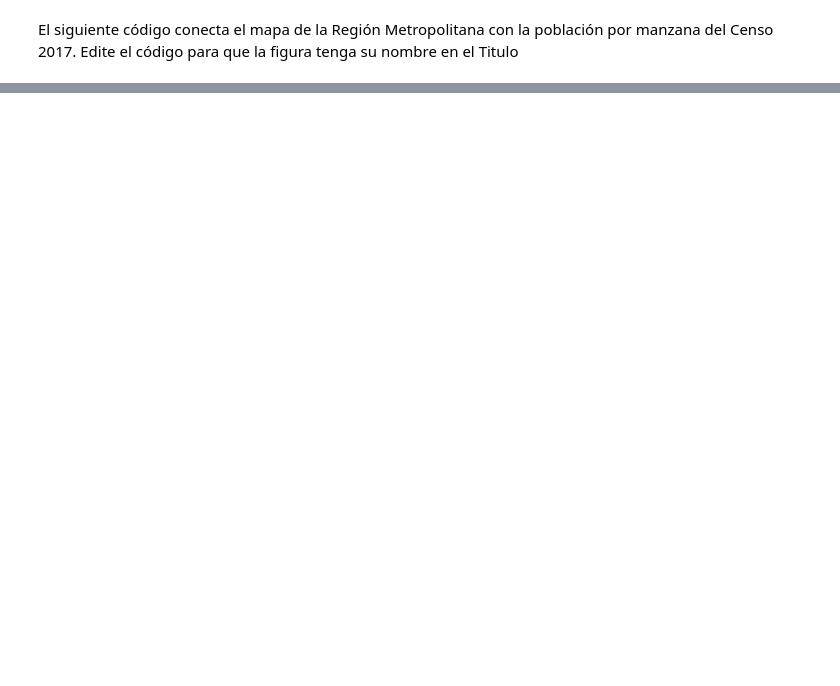
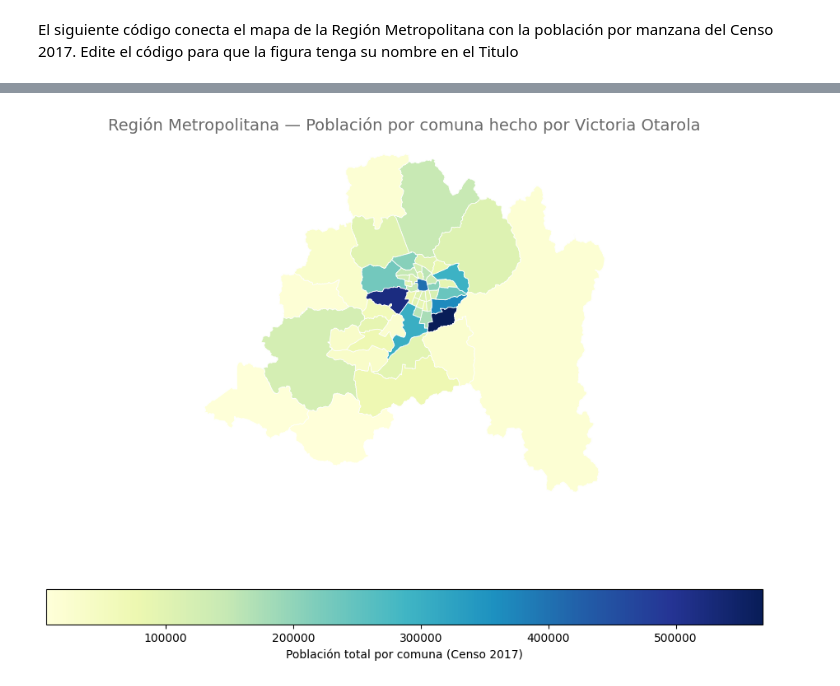
Before and after one commit to vickyotarola/IMT2200-Victoria-Otarola, a Jupyter notebook: Actividad 01/IMT2200 - Actividad 01.ipynb, the cells around one changed output, grey strips where cells are left out. Cells and saved outputs as stored; diff of their text form; code cells hidden in the pictures; blank space fills up the shorter version.

```diff
--- a/Actividad 01/IMT2200 - Actividad 01.ipynb
+++ b/Actividad 01/IMT2200 - Actividad 01.ipynb
@@ -123,0 +185,14 @@ Para terminar la Actividad 01, deben hacer los siguientes pasos:
+# %%
+#Primero voy a convertir el dato de COMUNA a número entero, ya que necesito que ambos DataFrames tengan el mismo tipo para poder unirlos
+dat['COMUNA'] = pd.to_numeric(dat['COMUNA'], errors='coerce').astype('Int64')
+com['COMUNA'] = pd.to_numeric(com['COMUNA'], errors='coerce').astype('Int64')
+# %%
+#primero voy a agrupar la población total por comuna (desde el csv de mnzanas)
+poblacion_comuna = (
+    #Voy a usar groupby para juntar todas las filas que compartan el mismo codigo de comuna
+    dat.groupby('COMUNA', as_index=False)['PERSONAS']
+    #Selecciono la columna PERSONAS y sumo por cada comuna, o sea obtengo el total por comuna
+    .sum() #ahora sumo PERSONAS dentro de cada comuna
+    .rename(columns={'PERSONAS': 'POB_TOT'}) #renombro la columna a POB_TOTAL
+)
+poblacion_comuna.head()
@@ -123,0 +206,7 @@ Para terminar la Actividad 01, deben hacer los siguientes pasos:
+# %%
+com_merged = com.merge(poblacion_comuna, on='COMUNA', how='left') #uso merge para unir tablas por la llave en comun, en este caso "COMUNA"
+#how=left permite conservar las columans del mapa aunque alguna no tenga datos
+# Si alguna comuna no tuvo match, deja 0 en vez de NaN (opcional)
+com_merged['POB_TOT'] = com_merged['POB_TOT'].fillna(0) #fillna para reemplazar nulos por 0, y asi el mapa no se caiga al graficar
+
+com_merged[['COMUNA','NOM_COMUNA','POB_TOT']].head()
@@ -123,0 +220,19 @@ Para terminar la Actividad 01, deben hacer los siguientes pasos:
+# %%
+fig, ax = plt.subplots(figsize=(9, 7))
+
+com_merged.plot(
+    ax=ax,
+    column='POB_TOT', #Variable que vamos a colorear
+    cmap='YlGnBu',  #paleta
+    legend=True, #añado leyenda
+    legend_kwds={'label': "Población total por comuna (Censo 2017)", 'orientation': "horizontal"},
+    edgecolor='white', #bordes
+    linewidth=0.6
+)
+
+ax.set_title('Región Metropolitana — Población por comuna hecho por Victoria Otarola', fontsize=14, color='dimgray')
+ax.set_axis_off() #quito los ejes
+plt.tight_layout()
+plt.show()
+# %% [output]
+[figure, added]
```
Also changed, not shown: parts of 15 cells of this notebook.
